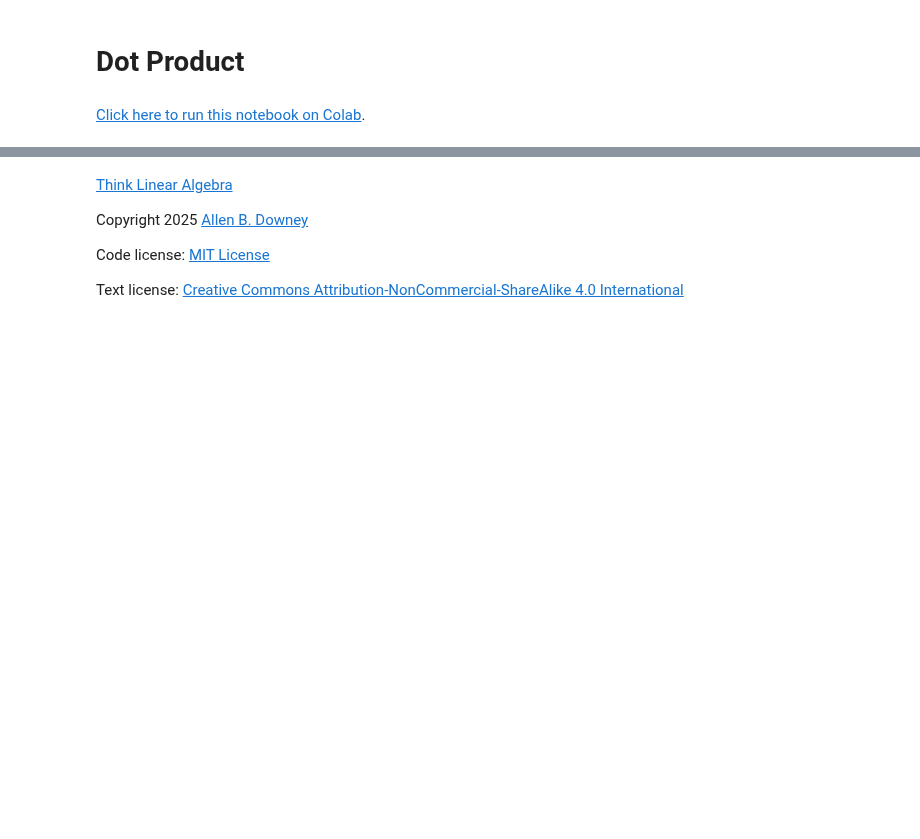
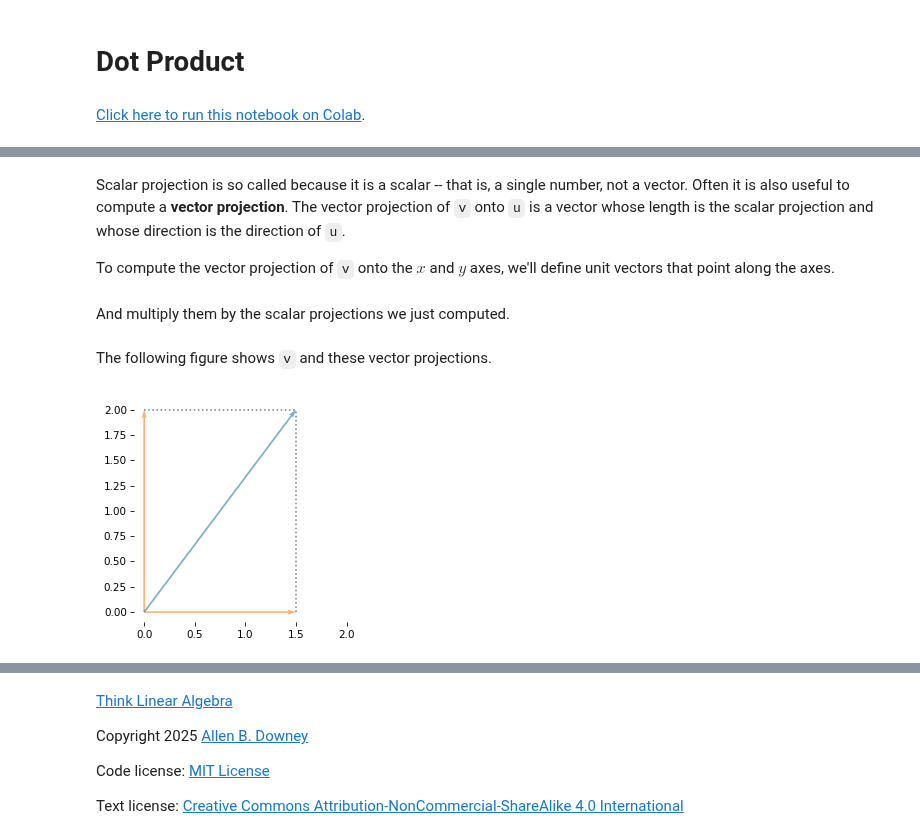
Before and after one commit to AllenDowney/ThinkLinearAlgebra, a Jupyter notebook: soln/dot.ipynb, the cells around one changed output, grey strips where cells are left out. Drawn from its saved outputs; the diff is of its cells as text; code cells hidden in the pictures; blank space fills up the shorter version.

```diff
--- a/soln/dot.ipynb
+++ b/soln/dot.ipynb
@@ -36,0 +103,3 @@ from utils import decorate
+# %%
+scalar_proj_x = r * np.cos(theta)
+scalar_proj_x
@@ -36,0 +110,3 @@ from utils import decorate
+# %%
+scalar_proj_y = r * np.sin(theta)
+scalar_proj_y
@@ -36,0 +125,28 @@ from utils import decorate
+# %% [markdown]
+Scalar projection is so called because it is a scalar -- that is, a single number, not a vector.
+Often it is also useful to compute a **vector projection**.
+The vector projection of `v` onto `u` is a vector whose length is the scalar projection and whose direction is the direction of `u`.
+
+To compute the vector projection of `v` onto the $x$ and $y$ axes, we'll define unit vectors that point along the axes.
+# %%
+x_hat = np.array([1, 0])
+y_hat = np.array([0, 1])
+# %% [markdown]
+And multiply them by the scalar projections we just computed.
+# %%
+vector_proj_x = scalar_proj_x * x_hat
+vector_proj_y = scalar_proj_y * y_hat
+# %% [markdown]
+The following figure shows `v` and these vector projections.
+# %%
+from utils import plot_rejection, remove_spines
+
+plot_vectors([vector_proj_x, vector_proj_y], color='C1')
+# plot_vectors([x_hat, y_hat], color='C4', alpha=0.9)
+plot_vectors(v)
+plot_rejection(v, x_hat)
+plot_rejection(v, y_hat)
+decorate(aspect='equal', xlim=[-0.1, 2.1], ylim=[-0.1, 2.1])
+remove_spines()
+# %% [output]
+[figure, added]
```
Also changed, not shown: parts of 90 cells of this notebook.
